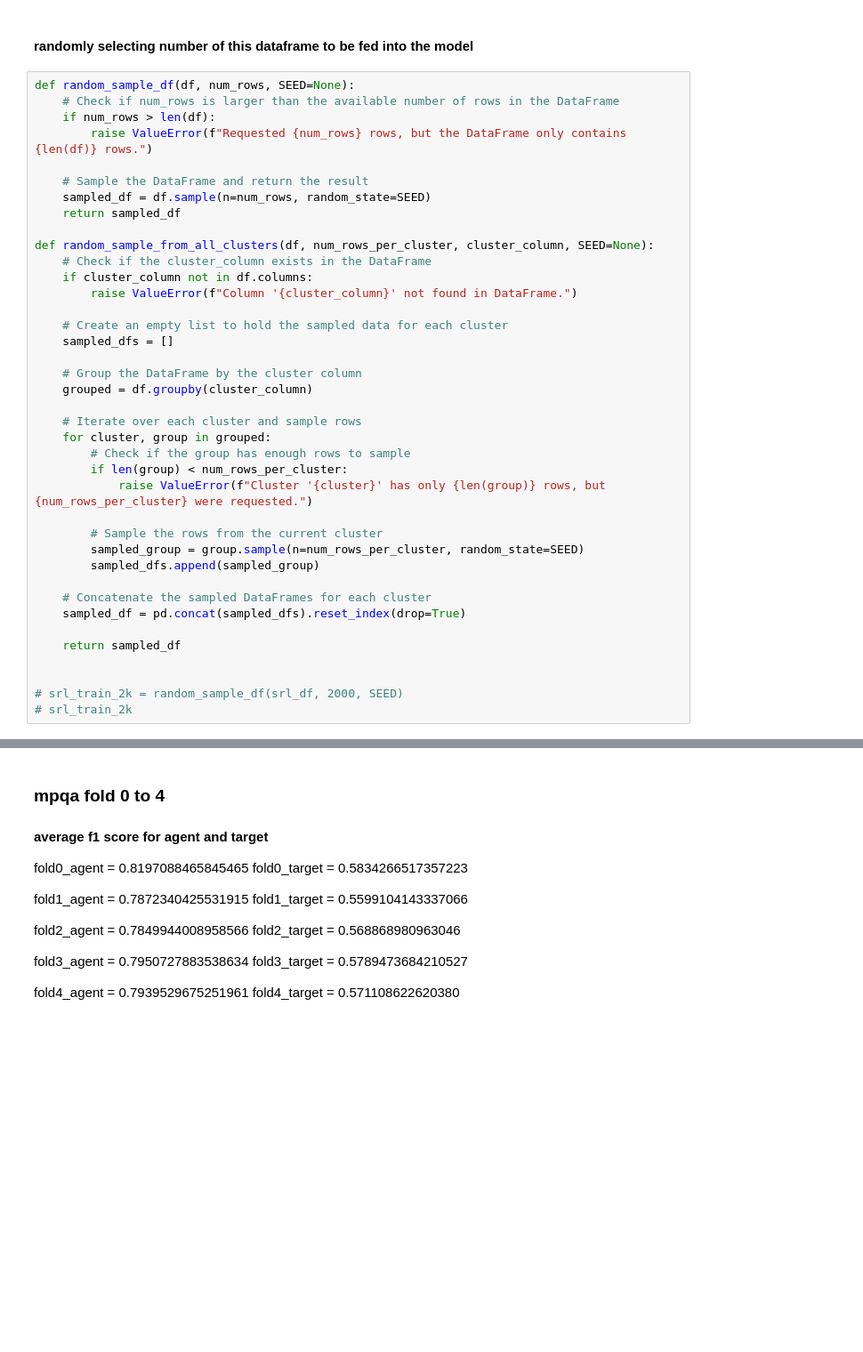
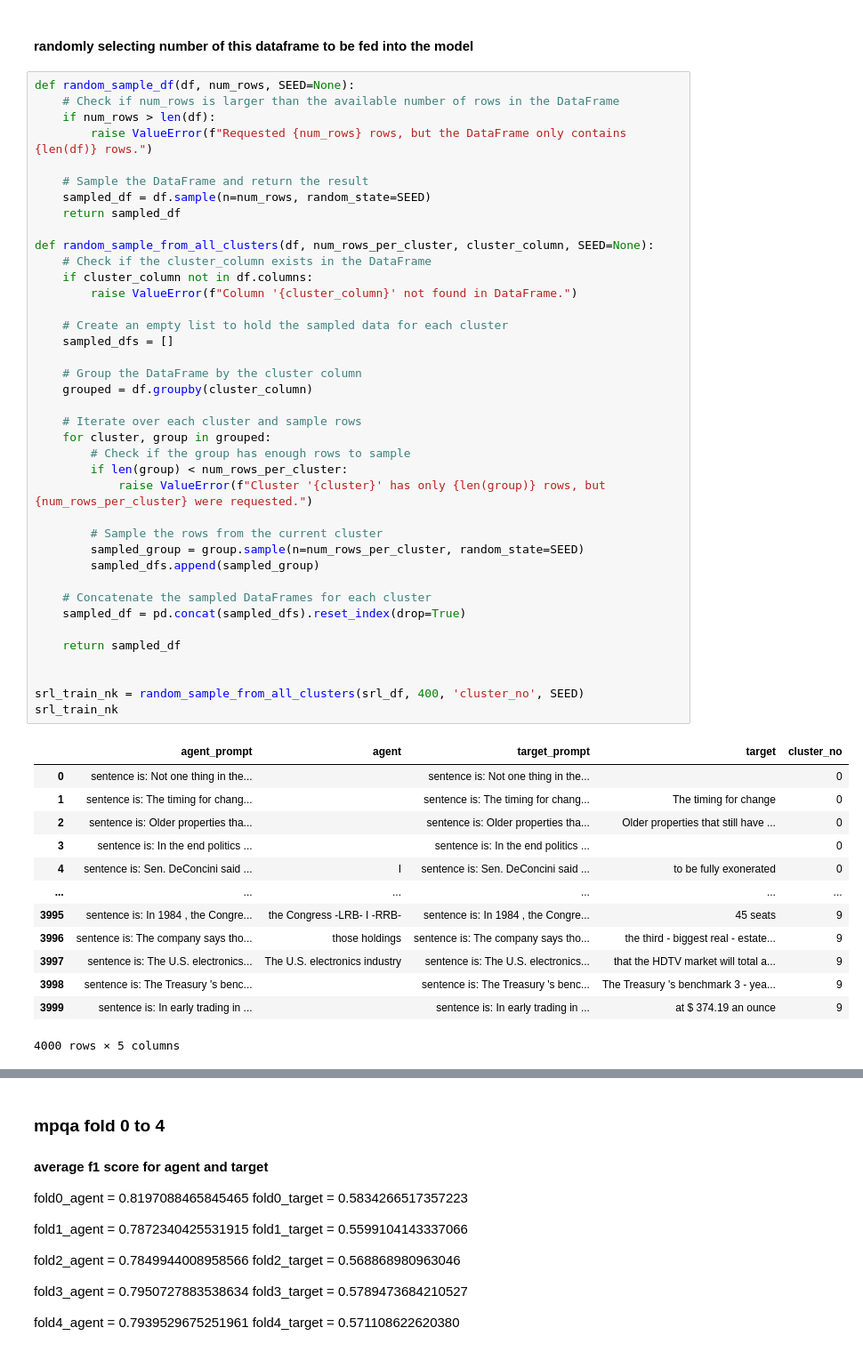
Before and after one commit to houman-nr/vigilant-umbrella, a Jupyter notebook: ORL_on_SRL_Multitask-Learning.ipynb, the cells around one changed output, grey strips where cells are left out. Shown: that part at 89% size. Saved outputs shown, nothing was run; the diff lists cells and outputs as text; blank space fills up the shorter version.

```diff
--- a/ORL_on_SRL_Multitask-Learning.ipynb
+++ b/ORL_on_SRL_Multitask-Learning.ipynb
@@ -454,35 +482,49 @@ def random_sample_df(df, num_rows, SEED=None):
     sampled_df = df.sample(n=num_rows, random_state=SEED)
     return sampled_df
 
 def random_sample_from_all_clusters(df, num_rows_per_cluster, cluster_column, SEED=None):
     # Check if the cluster_column exists in the DataFrame
     if cluster_column not in df.columns:
         raise ValueError(f"Column '{cluster_column}' not found in DataFrame.")
 
     # Create an empty list to hold the sampled data for each cluster
     sampled_dfs = []
 
     # Group the DataFrame by the cluster column
     grouped = df.groupby(cluster_column)
 
     # Iterate over each cluster and sample rows
     for cluster, group in grouped:
         # Check if the group has enough rows to sample
         if len(group) < num_rows_per_cluster:
             raise ValueError(f"Cluster '{cluster}' has only {len(group)} rows, but {num_rows_per_cluster} were requested.")
 
         # Sample the rows from the current cluster
         sampled_group = group.sample(n=num_rows_per_cluster, random_state=SEED)
         sampled_dfs.append(sampled_group)
 
     # Concatenate the sampled DataFrames for each cluster
     sampled_df = pd.concat(sampled_dfs).reset_index(drop=True)
 
     return sampled_df
 
 
-# srl_train_2k = random_sample_df(srl_df, 2000, SEED)
-# srl_train_2k
+srl_train_nk = random_sample_from_all_clusters(srl_df, 400, 'cluster_no', SEED)
+srl_train_nk
+# %% [output]
+|  | agent_prompt | agent | target_prompt | target | cluster_no |
+| 0 | sentence is: Not one thing in the... |  | sentence is: Not one thing in the... |  | 0 |
+| 1 | sentence is: The timing for chang... |  | sentence is: The timing for chang... | The timing for change | 0 |
+| 2 | sentence is: Older properties tha... |  | sentence is: Older properties tha... | Older properties that still have ... | 0 |
+| 3 | sentence is: In the end politics ... |  | sentence is: In the end politics ... |  | 0 |
+| 4 | sentence is: Sen. DeConcini said ... | I | sentence is: Sen. DeConcini said ... | to be fully exonerated | 0 |
+| ... | ... | ... | ... | ... | ... |
+| 3995 | sentence is: In 1984 , the Congre... | the Congress -LRB- I -RRB- | sentence is: In 1984 , the Congre... | 45 seats | 9 |
+| 3996 | sentence is: The company says tho... | those holdings | sentence is: The company says tho... | the third - biggest real - estate... | 9 |
+| 3997 | sentence is: The U.S. electronics... | The U.S. electronics industry | sentence is: The U.S. electronics... | that the HDTV market will total a... | 9 |
+| 3998 | sentence is: The Treasury 's benc... |  | sentence is: The Treasury 's benc... | The Treasury 's benchmark 3 - yea... | 9 |
+| 3999 | sentence is: In early trading in ... |  | sentence is: In early trading in ... | at $ 374.19 an ounce | 9 |
+4000 rows × 5 columns
 # %%
 def combine_and_shuffle(df1, df2, SEED=None):
     """
```
Also changed, not shown: parts of 10 cells of this notebook.
